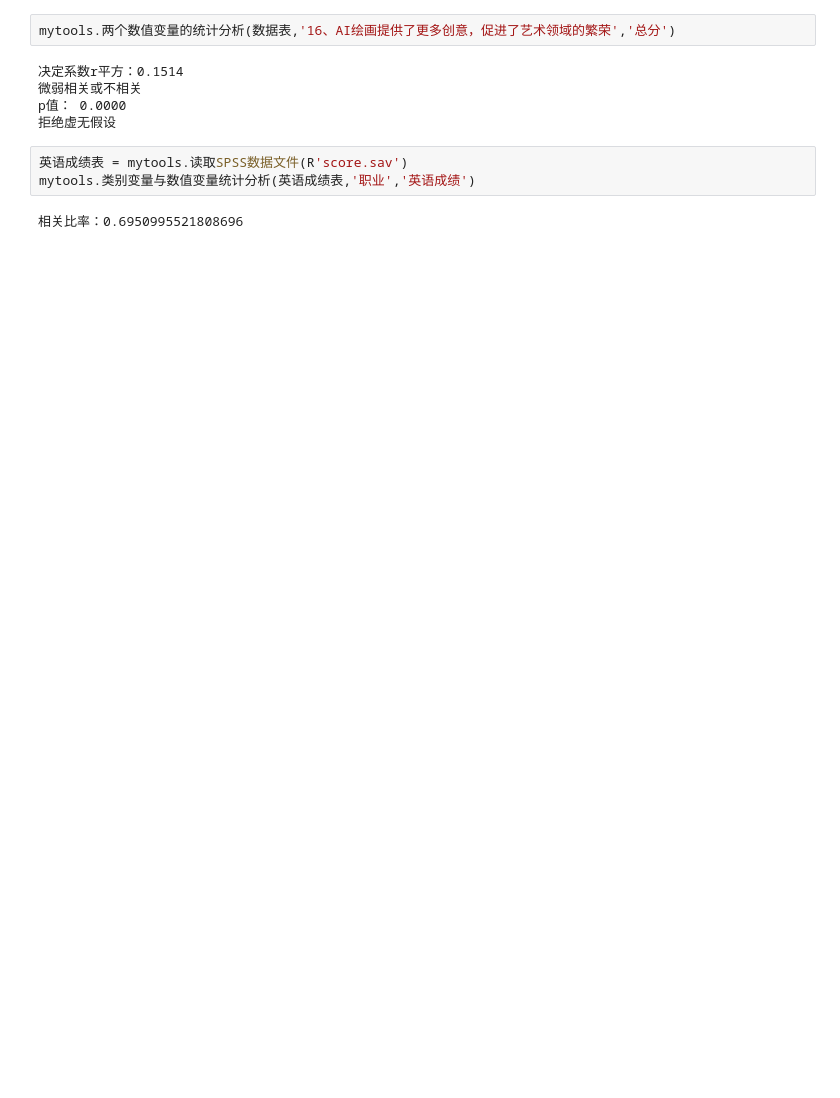
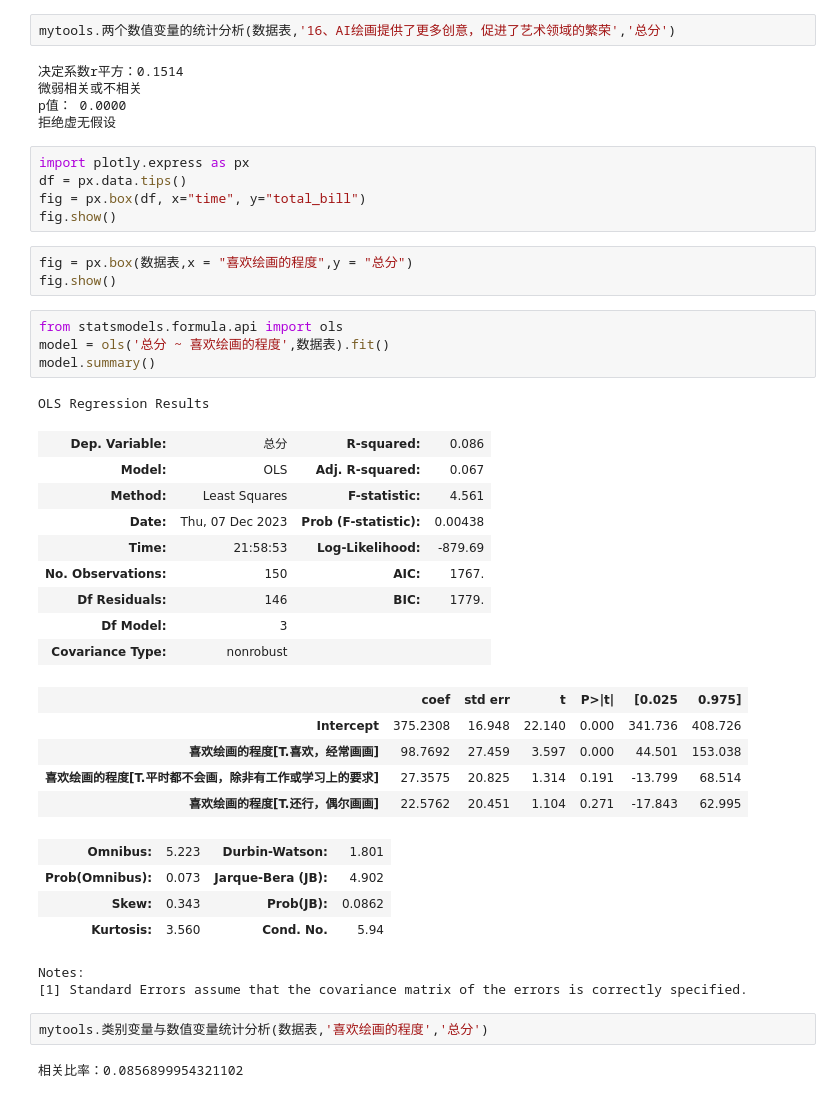
Before and after one commit to majunlan/aynnnnar, a Jupyter notebook: 15-双变量数据分析2.ipynb, the cells around one changed output. Cells and saved outputs as stored; diff of their text form; blank space fills up the shorter version.

```diff
--- a/15-双变量数据分析2.ipynb
+++ b/15-双变量数据分析2.ipynb
@@ -61,8 +55,41 @@ mytools.两个数值变量的统计分析(数据表,'16、AI绘画提供了更
 微弱相关或不相关
 p值： 0.0000
 拒绝虚无假设
-# %%
-英语成绩表 = mytools.读取SPSS数据文件(R'score.sav')
-mytools.类别变量与数值变量统计分析(英语成绩表,'职业','英语成绩')
-# %% [output]
-相关比率：0.6950995521808696
+# %%
+import plotly.express as px
+df = px.data.tips()
+fig = px.box(df, x="time", y="total_bill")
+fig.show()
+# %%
+fig = px.box(数据表,x = "喜欢绘画的程度",y = "总分")
+fig.show()
+# %%
+from statsmodels.formula.api import ols
+model = ols('总分 ~ 喜欢绘画的程度',数据表).fit()
+model.summary()
+# %% [output]
+OLS Regression Results
+| Dep. Variable: | 总分 | R-squared: | 0.086 |
+| Model: | OLS | Adj. R-squared: | 0.067 |
+| Method: | Least Squares | F-statistic: | 4.561 |
+| Date: | Thu, 07 Dec 2023 | Prob (F-statistic): | 0.00438 |
+| Time: | 21:58:53 | Log-Likelihood: | -879.69 |
+| No. Observations: | 150 | AIC: | 1767. |
+| Df Residuals: | 146 | BIC: | 1779. |
+| Df Model: | 3 |  |  |
+| Covariance Type: | nonrobust |  |  |
+|  | coef | std err | t | P>|t| | [0.025 | 0.975] |
+| Intercept | 375.2308 | 16.948 | 22.140 | 0.000 | 341.736 | 408.726 |
+| 喜欢绘画的程度[T.喜欢，经常画画] | 98.7692 | 27.459 | 3.597 | 0.000 | 44.501 | 153.038 |
+| 喜欢绘画的程度[T.平时都不会画，除非有工作或学习上的要求] | 27.3575 | 20.825 | 1.314 | 0.191 | -13.799 | 68.514 |
+| 喜欢绘画的程度[T.还行，偶尔画画] | 22.5762 | 20.451 | 1.104 | 0.271 | -17.843 | 62.995 |
+| Omnibus: | 5.223 | Durbin-Watson: | 1.801 |
+| Prob(Omnibus): | 0.073 | Jarque-Bera (JB): | 4.902 |
+| Skew: | 0.343 | Prob(JB): | 0.0862 |
+| Kurtosis: | 3.560 | Cond. No. | 5.94 |
+Notes:
+[1] Standard Errors assume that the covariance matrix of the errors is correctly specified.
+# %%
+mytools.类别变量与数值变量统计分析(数据表,'喜欢绘画的程度','总分')
+# %% [output]
+相关比率：0.0856899954321102
```
Also changed, not shown: parts of 8 cells of this notebook, 3 other files.
